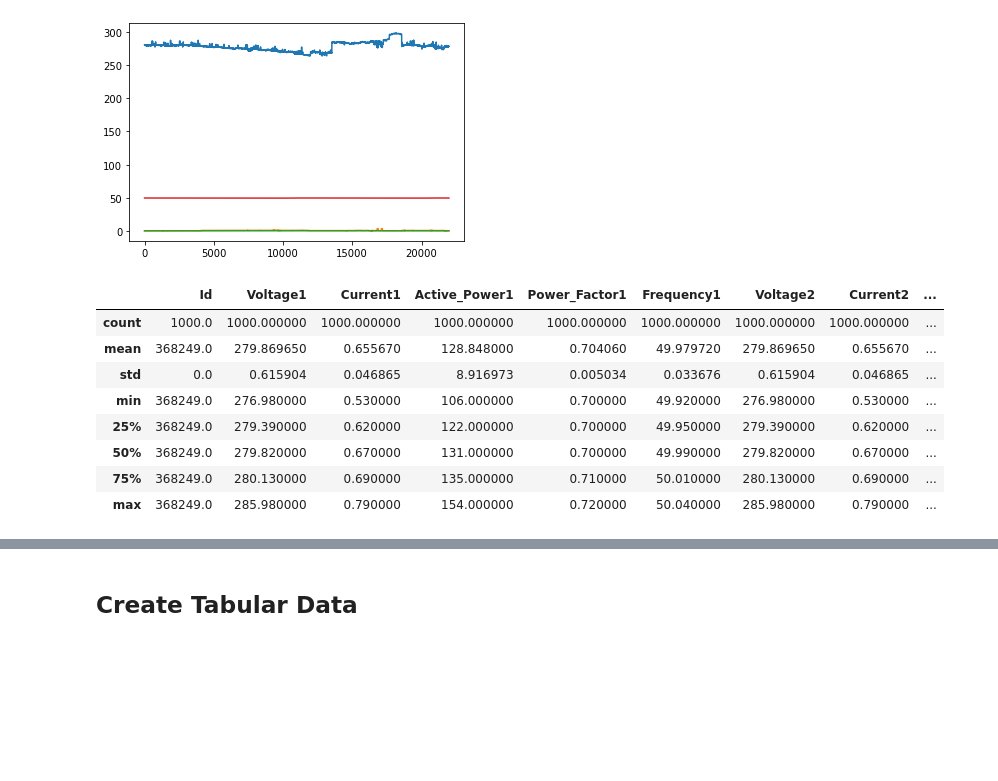
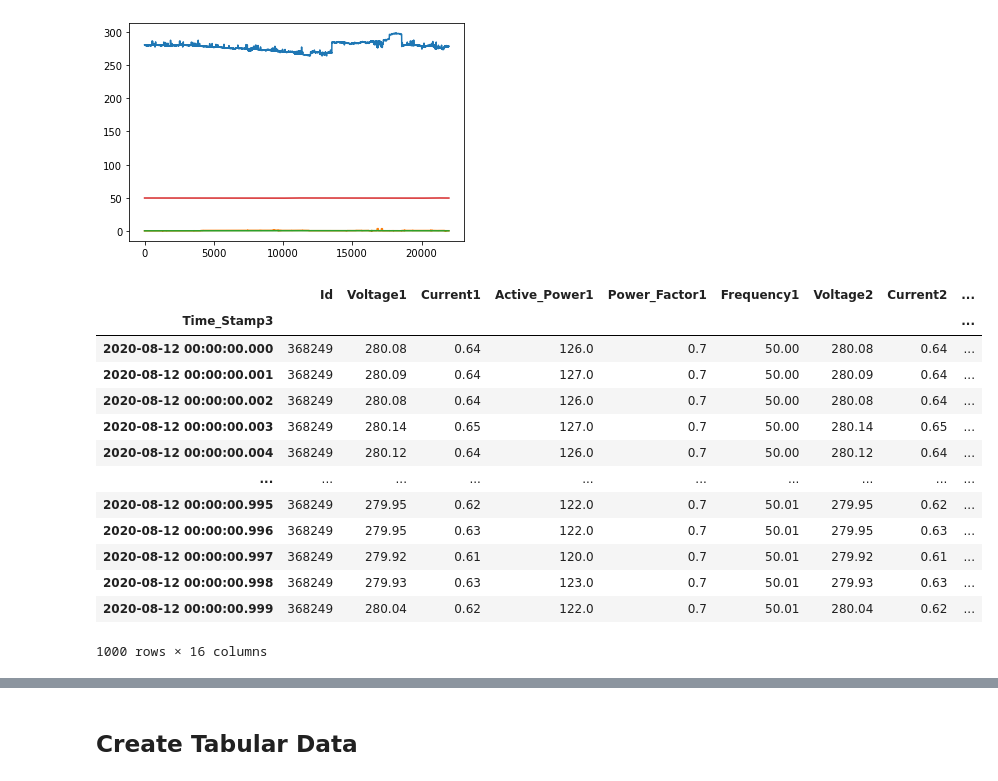
Before and after one commit to caxefaizan/S3_bucket_manipulation, a Jupyter notebook: ms_resampling.ipynb, the cells around one changed output, grey strips where cells are left out. Saved outputs shown, nothing was run; the diff lists cells and outputs as text; code cells hidden in the pictures; blank space fills up the shorter version.

```diff
--- a/ms_resampling.ipynb
+++ b/ms_resampling.ipynb
@@ -23,18 +23,22 @@ df = df.assign(Time_Stamp3=time_range)
 df = df.set_index('Time_Stamp3')
 # %%
 df2=df.head(1000)
+df2
+# %% [output]
+|  | Id | Voltage1 | Current1 | Active_Power1 | Power_Factor1 | Frequency1 | Voltage2 | Current2 | ... |
+| Time_Stamp3 |  |  |  |  |  |  |  |  | ... |
+| 2020-08-12 00:00:00.000 | 368249 | 280.08 | 0.64 | 126.0 | 0.7 | 50.00 | 280.08 | 0.64 | ... |
+| 2020-08-12 00:00:00.001 | 368249 | 280.09 | 0.64 | 127.0 | 0.7 | 50.00 | 280.09 | 0.64 | ... |
+| 2020-08-12 00:00:00.002 | 368249 | 280.08 | 0.64 | 126.0 | 0.7 | 50.00 | 280.08 | 0.64 | ... |
+| 2020-08-12 00:00:00.003 | 368249 | 280.14 | 0.65 | 127.0 | 0.7 | 50.00 | 280.14 | 0.65 | ... |
+| 2020-08-12 00:00:00.004 | 368249 | 280.12 | 0.64 | 126.0 | 0.7 | 50.00 | 280.12 | 0.64 | ... |
+| ... | ... | ... | ... | ... | ... | ... | ... | ... | ... |
+| 2020-08-12 00:00:00.995 | 368249 | 279.95 | 0.62 | 122.0 | 0.7 | 50.01 | 279.95 | 0.62 | ... |
+| 2020-08-12 00:00:00.996 | 368249 | 279.95 | 0.63 | 122.0 | 0.7 | 50.01 | 279.95 | 0.63 | ... |
+| 2020-08-12 00:00:00.997 | 368249 | 279.92 | 0.61 | 120.0 | 0.7 | 50.01 | 279.92 | 0.61 | ... |
+| 2020-08-12 00:00:00.998 | 368249 | 279.93 | 0.63 | 123.0 | 0.7 | 50.01 | 279.93 | 0.63 | ... |
+| 2020-08-12 00:00:00.999 | 368249 | 280.04 | 0.62 | 122.0 | 0.7 | 50.01 | 280.04 | 0.62 | ... |
+1000 rows × 16 columns
-# %%
-df2.describe()
-# %% [output]
-|  | Id | Voltage1 | Current1 | Active_Power1 | Power_Factor1 | Frequency1 | Voltage2 | Current2 | ... |
-| count | 1000.0 | 1000.000000 | 1000.000000 | 1000.000000 | 1000.000000 | 1000.000000 | 1000.000000 | 1000.000000 | ... |
-| mean | 368249.0 | 279.869650 | 0.655670 | 128.848000 | 0.704060 | 49.979720 | 279.869650 | 0.655670 | ... |
-| std | 0.0 | 0.615904 | 0.046865 | 8.916973 | 0.005034 | 0.033676 | 0.615904 | 0.046865 | ... |
-| min | 368249.0 | 276.980000 | 0.530000 | 106.000000 | 0.700000 | 49.920000 | 276.980000 | 0.530000 | ... |
-| 25% | 368249.0 | 279.390000 | 0.620000 | 122.000000 | 0.700000 | 49.950000 | 279.390000 | 0.620000 | ... |
-| 50% | 368249.0 | 279.820000 | 0.670000 | 131.000000 | 0.700000 | 49.990000 | 279.820000 | 0.670000 | ... |
-| 75% | 368249.0 | 280.130000 | 0.690000 | 135.000000 | 0.710000 | 50.010000 | 280.130000 | 0.690000 | ... |
-| max | 368249.0 | 285.980000 | 0.790000 | 154.000000 | 0.720000 | 50.040000 | 285.980000 | 0.790000 | ... |
 # %%
 resampled_data = df.resample('S').mean()
 # %%
```
Also changed, not shown: 2 other files.
